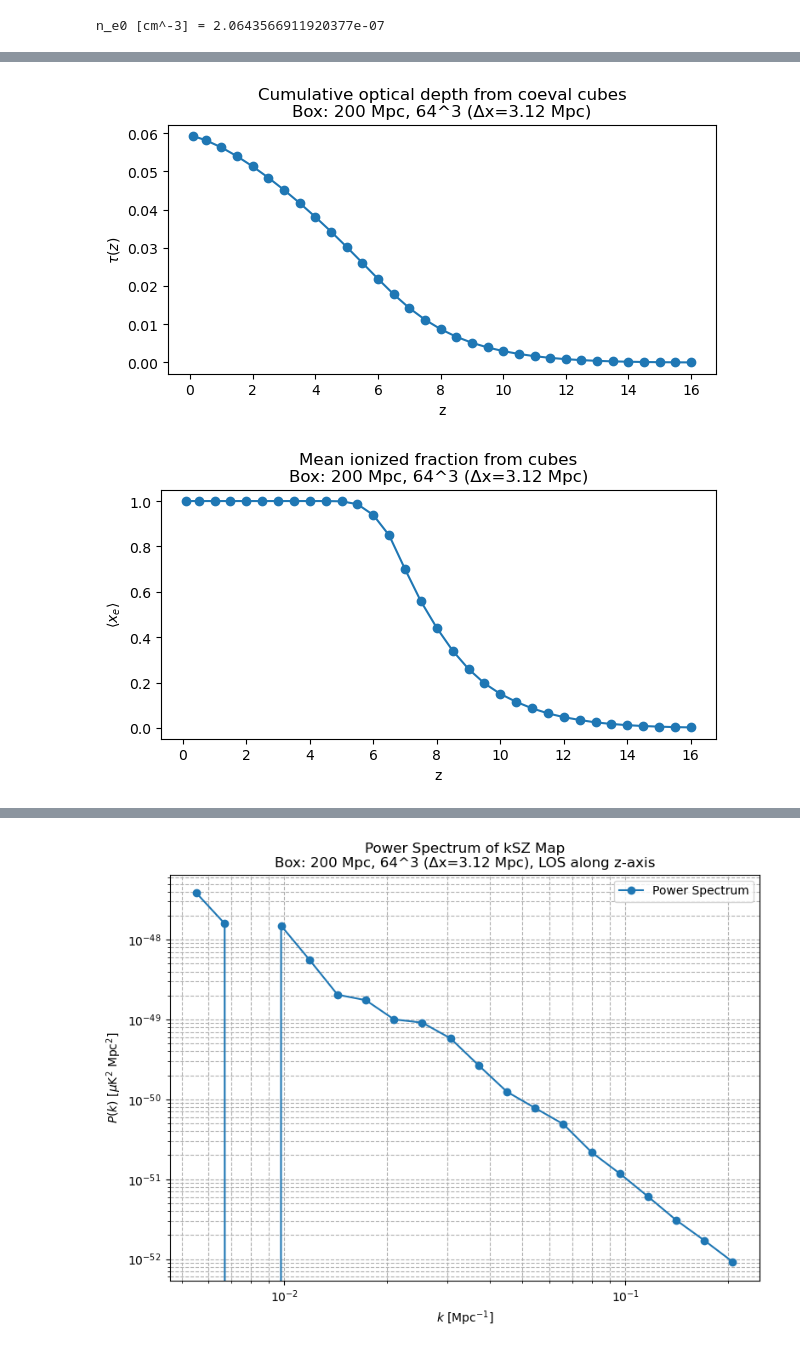
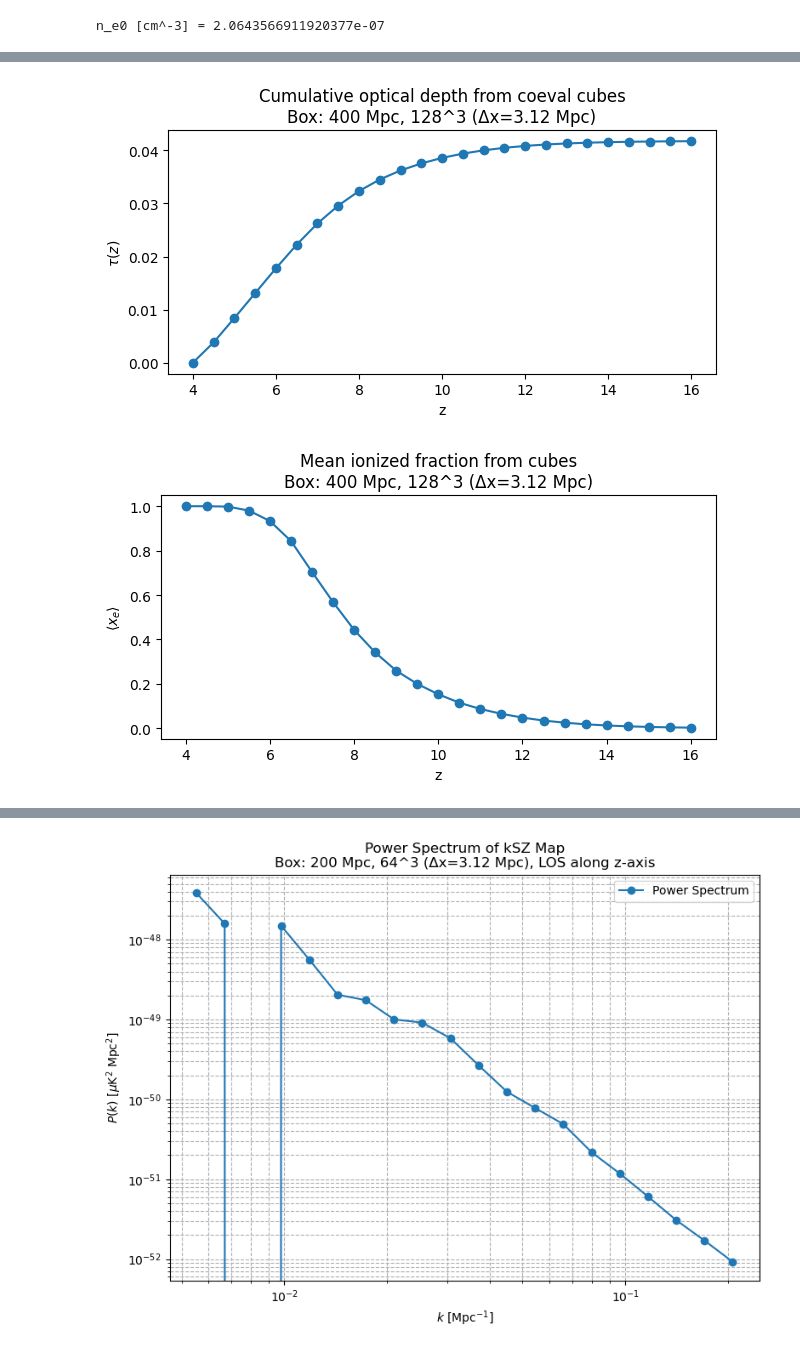
Before and after one commit to swanith01/DP2_Swanith_Autumn25, a Jupyter notebook: Grok_Units_corrected_and_rest_kSZ_h2eff_change.ipynb, the cells around one changed output, grey strips where cells are left out. Drawn from its saved outputs; the diff is of its cells as text; code cells hidden in the pictures.

```diff
--- a/Grok_Units_corrected_and_rest_kSZ_h2eff_change.ipynb
+++ b/Grok_Units_corrected_and_rest_kSZ_h2eff_change.ipynb
@@ -22,8 +22,8 @@ sigma_T = const.sigma_T.cgs.value       # [cm^2]
 MPC_CM  = 3.0856775814913673e24         # [cm]
 
 # --- box and redshift grid ---
-HII_DIM = 64     # pixels per side
-BOX_LEN = 200.0  # Mpc (comoving)
+HII_DIM = 128     # pixels per side
+BOX_LEN = 400.0  # Mpc (comoving)
 ZS       = [16.0, 15.5, 15.0, 14.5, 14.0, 13.5, 13.0, 12.5, 12.0, 11.5, 11.0, 10.5, 10.0, 9.5, 9.0, 8.5, 8.0, 7.5, 7.0, 6.5, 6.0, 5.5, 5.0, 4.5, 4.0]  # tweak freely (strictly decreasing helps some routines)
 
 voxel = BOX_LEN / HII_DIM
@@ -114,7 +114,7 @@ n_e0 [cm^-3] = 2.0643566911920377e-07
 # %%
 #Cell 3: loop over HII_EFF_FACTOR and z, plotting slices
 ZS1 = [12.0]                     # redshifts you want
-HII_EFF_values = [1.0, 10.0, 50.0]  # low to high efficiency
+HII_EFF_values = [50.0]#[1.0, 10.0, 50.0]  # low to high efficiency
 
 for z in ZS1:
     for effval in HII_EFF_values:
@@ -204,15 +209,15 @@ chi_means = np.array(chi_means)
 # geometry
 chis = np.array([cosmo.comoving_distance(z).value for z in zs_arr])  # [Mpc], increasing with z
 # ensure we integrate from high z -> low z
-order = np.argsort(zs_arr)[::-1]
+order = np.argsort(zs_arr)
 zs_sorted   = zs_arr[order]
 chis_sorted = chis[order]
 xe_sorted   = chi_means[order]
 
 # comoving bin widths (positive)
 dchi = np.empty_like(chis_sorted)
-dchi[:-1] = np.diff(chis_sorted)
-dchi[-1]  = dchi[-2] if len(dchi) > 1 else 0.0
+dchi[1:] = np.diff(chis_sorted)
+dchi[0]  = dchi[1] if len(dchi) > 1 else 0.0
 dchi = np.abs(dchi)  # [Mpc]
 
 # accumulate tau from high->low z (τ=0 at highest z by convention)
@@ -222,35 +227,35 @@ for i in range(len(zs_sorted)-1):
     zmid  = 0.5*(zs_sorted[i] + zs_sorted[i+1])
     a_mid = 1.0/(1.0 + zmid)
     xe_mid = 0.5*(xe_sorted[i] + xe_sorted[i+1])
     dtaus = sigma_T * ne0 * xe_mid * (a_mid**-2) * (dchi[i] * MPC_CM)
     running += dtaus
     tau[i+1] = running
 
 # restore original z order for plotting
 unsort   = np.argsort(order)
 tau_plot = tau[unsort]
 zs_plot  = zs_arr
 
 # --- plots ---
 plt.figure(figsize=(6.4, 3.6))
 plt.plot(zs_plot, tau_plot, marker='o')
 plt.xlabel("z"); plt.ylabel(r"$\tau(z)$")
 plt.title(f"Cumulative optical depth from coeval cubes\n{BOX_LABEL}")
 plt.tight_layout()
 plt.show()
 
 plt.figure(figsize=(6.4, 3.6))
 plt.plot(zs_plot, chi_means, marker='o')
 plt.xlabel("z"); plt.ylabel(r"$\langle x_e\rangle$")
 plt.title(f"Mean ionized fraction from cubes\n{BOX_LABEL}")
 plt.tight_layout()
 plt.show()
 
 
 # In[27]:
 # %% [output]
-[figure, old version]
+[figure, new version]
-[figure, old version]
+[figure, new version]
 # %%
 #== Cell 5a: q_perp FFT and power spectrum function ===
 
```
Also changed, not shown: parts of 5 cells of this notebook, 2 other files.
